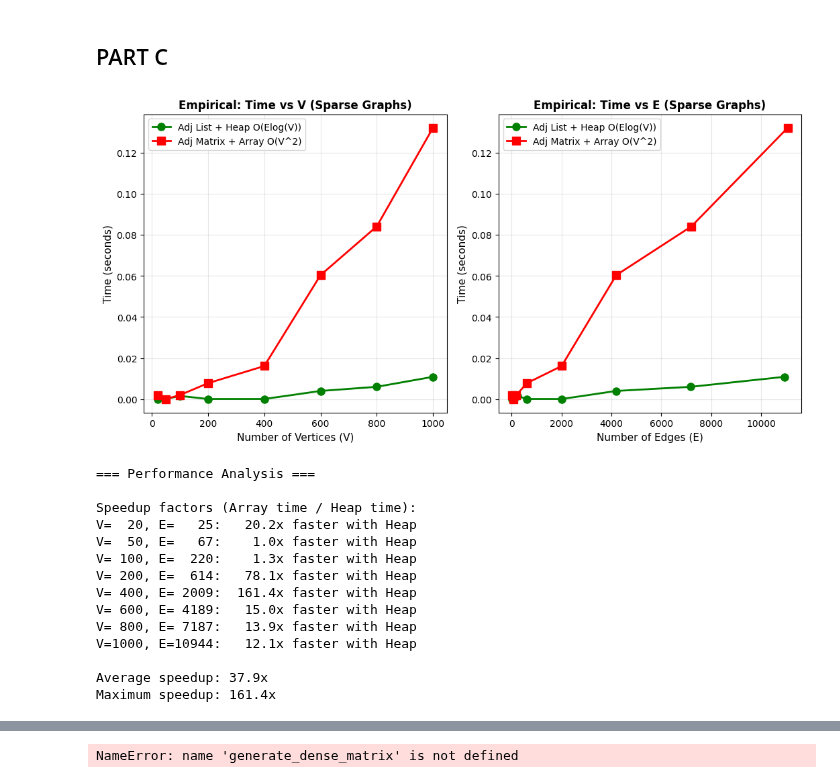
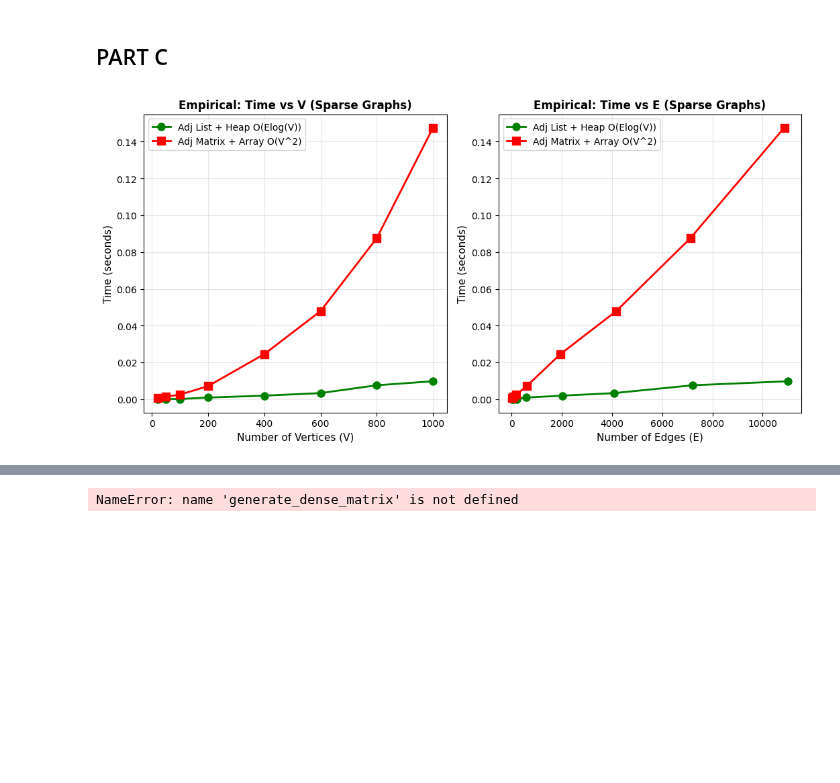
Before and after one commit to UnpretentiousCoder/Algo_design_and_analysis, a Jupyter notebook: lab2.ipynb, the cells around one changed output, grey strips where cells are left out. Saved outputs shown, nothing was run; the diff lists cells and outputs as text; code cells hidden in the pictures; blank space fills up the shorter version.

```diff
--- a/lab2.ipynb
+++ b/lab2.ipynb
@@ -605,57 +607,34 @@ time_array = [float(item[1]) for item in array_data]
 time_heap = [max(t, 0.0001) for t in time_heap]
 time_array = [max(t, 0.0001) for t in time_array]
 
 # Create comprehensive figure
 fig = plt.figure(figsize=(16, 10))
 
 # Plot 1: Empirical Time vs Vertices
 ax1 = plt.subplot(2, 3, 1)
 plt.plot(V_heap, time_heap, 'g-o', linewidth=2, markersize=8, label='Adj List + Heap O(Elog(V))')
 plt.plot(V_array, time_array, 'r-s', linewidth=2, markersize=8, label='Adj Matrix + Array O(V^2)')
 plt.xlabel('Number of Vertices (V)', fontsize=11)
 plt.ylabel('Time (seconds)', fontsize=11)
 plt.title('Empirical: Time vs V (Sparse Graphs)', fontsize=12, fontweight='bold')
 plt.legend()
 plt.grid(True, alpha=0.3)
 
 # Plot 2: Empirical Time vs Edges
 ax2 = plt.subplot(2, 3, 2)
 plt.plot(E_heap, time_heap, 'g-o', linewidth=2, markersize=8, label='Adj List + Heap O(Elog(V))' )
 plt.plot(E_array, time_array, 'r-s', linewidth=2, markersize=8, label='Adj Matrix + Array O(V^2)')
 plt.xlabel('Number of Edges (E)', fontsize=11)
 plt.ylabel('Time (seconds)', fontsize=11)
 plt.title('Empirical: Time vs E (Sparse Graphs)', fontsize=12, fontweight='bold')
 plt.legend()
 plt.grid(True, alpha=0.3)
 
 
 plt.tight_layout()
 plt.show()
-
-# Print statistics
-print("\n=== Performance Analysis ===")
-print("\nSpeedup factors (Array time / Heap time):")
-for i in range(len(V_heap)):
-    print(f"V={V_heap[i]:4d}, E={E_heap[i]:5d}: {speedup[i]:6.1f}x faster with Heap")
-
-print(f"\nAverage speedup: {np.mean(speedup):.1f}x")
-print(f"Maximum speedup: {np.max(speedup):.1f}x")
 # %% [output]
-[figure, old version]
+[figure, new version]
-=== Performance Analysis ===
-
-Speedup factors (Array time / Heap time):
-V=  20, E=   25:   20.2x faster with Heap
-V=  50, E=   67:    1.0x faster with Heap
-V= 100, E=  220:    1.3x faster with Heap
-V= 200, E=  614:   78.1x faster with Heap
-V= 400, E= 2009:  161.4x faster with Heap
-V= 600, E= 4189:   15.0x faster with Heap
-V= 800, E= 7187:   13.9x faster with Heap
-V=1000, E=10944:   12.1x faster with Heap
-
-Average speedup: 37.9x
-Maximum speedup: 161.4x
 # %%
 import matplotlib.pyplot as plt
 import numpy as np
```
Also changed, not shown: parts of 12 cells of this notebook.
